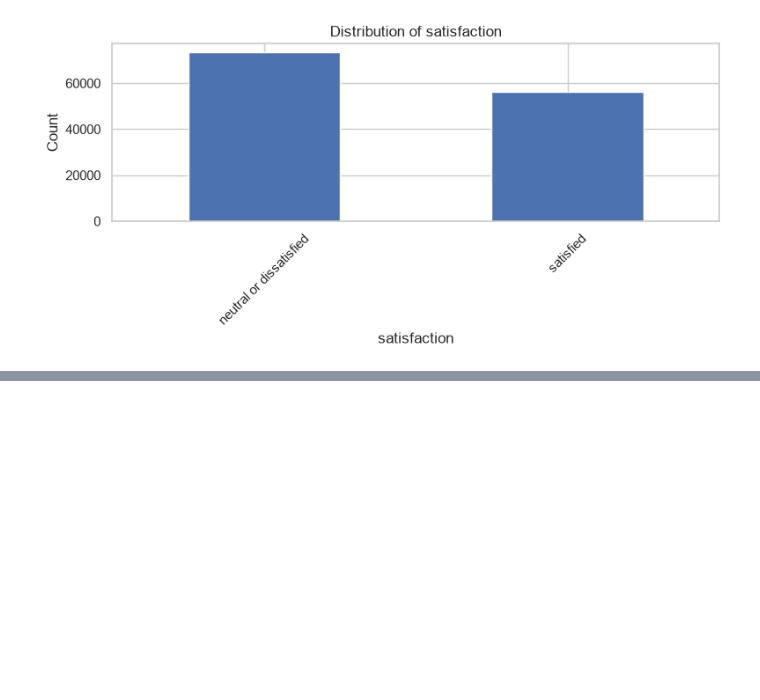
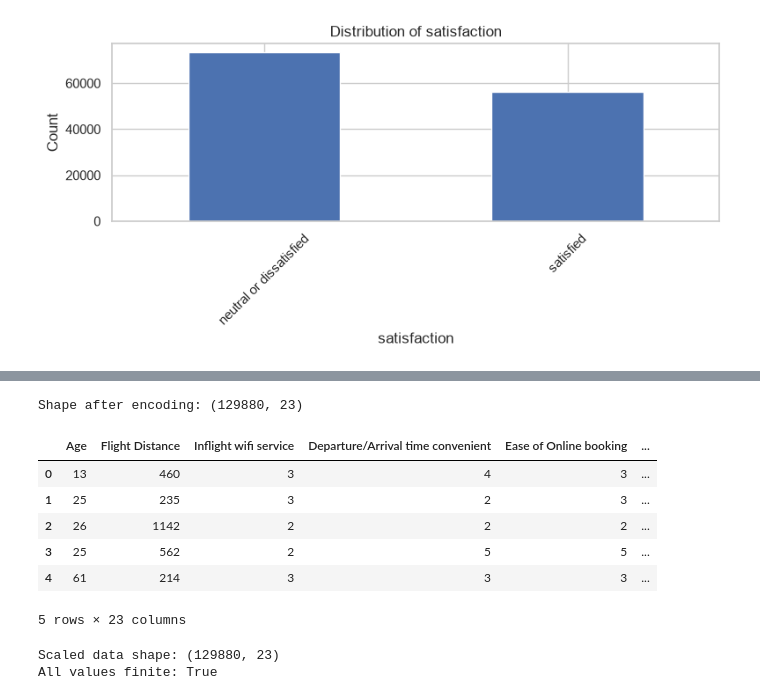
Before and after one commit to Meghana-PV/ml_caseStudy, a Jupyter notebook: notebooks/clustering.ipynb, the cells around one changed output, grey strips where cells are left out. Drawn from its saved outputs; the diff is of its cells as text; code cells hidden in the pictures; blank space fills up the shorter version.

Commit message:
Scale the features

```diff
--- a/notebooks/clustering.ipynb
+++ b/notebooks/clustering.ipynb
@@ -173,0 +266,39 @@ for col in categorical_cols:
+# %%
+# Convert categorical columns into numerical indicator columns
+# drop_first=True avoids one redundant indicator per category
+X_encoded = pd.get_dummies(
+    X_df,
+    drop_first=True,
+    dtype=int
+)
+
+# Display the dimensions after encoding
+print("Shape after encoding:", X_encoded.shape)
+
+# Display the first five encoded rows
+display(X_encoded.head())
+# %% [output]
+Shape after encoding: (129880, 23)
+|  | Age | Flight Distance | Inflight wifi service | Departure/Arrival time convenient | Ease of Online booking | ... |
+| 0 | 13 | 460 | 3 | 4 | 3 | ... |
+| 1 | 25 | 235 | 3 | 2 | 3 | ... |
+| 2 | 26 | 1142 | 2 | 2 | 2 | ... |
+| 3 | 25 | 562 | 2 | 5 | 5 | ... |
+| 4 | 61 | 214 | 3 | 3 | 3 | ... |
+5 rows × 23 columns
+# %%
+# Create a StandardScaler object
+scaler = StandardScaler()
+
+# Transform features so each has approximately zero mean
+# and unit variance
+X_scaled = scaler.fit_transform(X_encoded)
+
+# Check the dimensions after scaling
+print("Scaled data shape:", X_scaled.shape)
+
+# Check that there are no infinite or invalid numerical values
+print("All values finite:", np.isfinite(X_scaled).all())
+# %% [output]
+Scaled data shape: (129880, 23)
+All values finite: True
```
Also changed, not shown: parts of 3 cells of this notebook.
